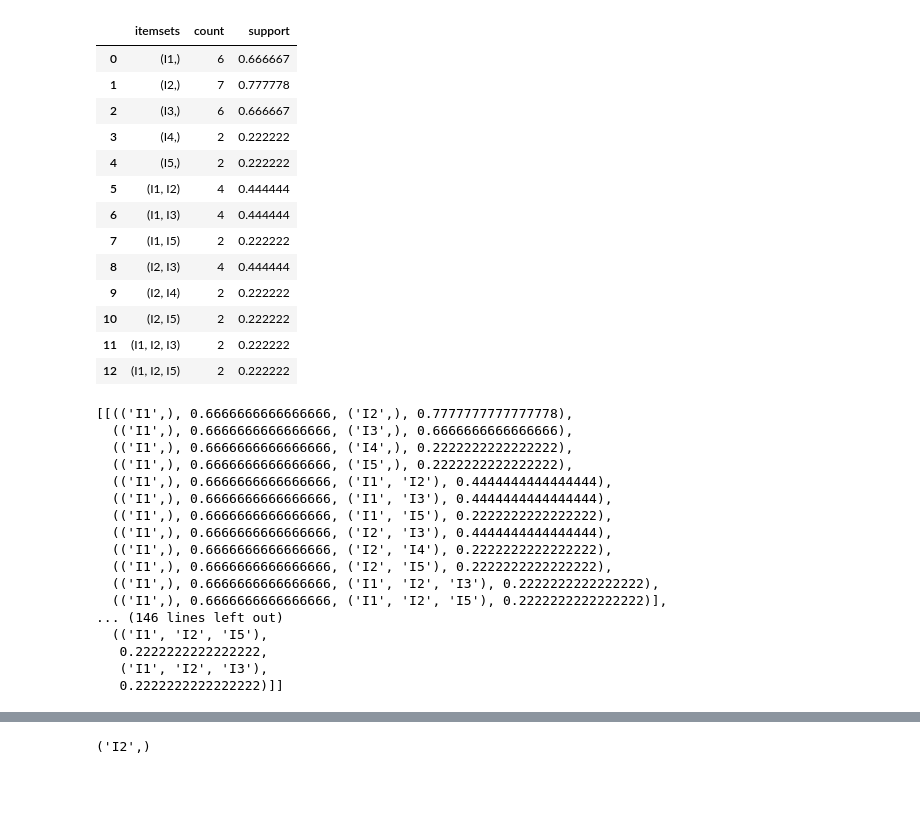
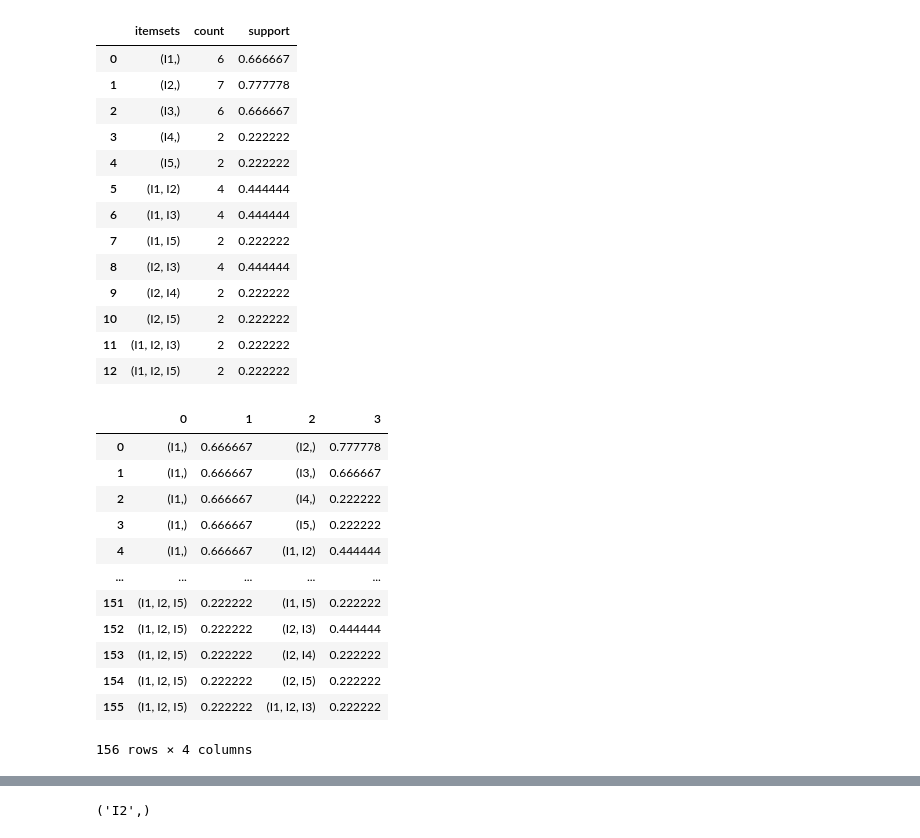
Before and after one commit to cicorias/njit-dm-scratch, a Jupyter notebook: nb/apriori-class.ipynb, the cells around one changed output, grey strips where cells are left out. Cells and saved outputs as stored; diff of their text form; code cells hidden in the pictures; blank space fills up the shorter version.

```diff
--- a/nb/apriori-class.ipynb
+++ b/nb/apriori-class.ipynb
@@ -203,12 +203,13 @@ output
 | 11 | (I1, I2, I3) | 2 | 0.222222 |
 | 12 | (I1, I2, I5) | 2 | 0.222222 |
 # %%
+#maybe make a data frame outbound..
 def generate_associations(data: pd.DataFrame, threshold = 0.10):
     rv = list()
     for r in data.iterrows():
         # current row ID
         idx = r[0]
-        item = output.iloc[idx]['itemsets']
+        item = data.iloc[idx]['itemsets']
         #print("at {0}  for {1}".format(idx, item))
         ##maybe make this a dict with key, support, and current itemset, associated itemsets
         all_other = [ k for k,v in data.iterrows() if k != idx]
@@ -216,12 +217,13 @@ def generate_associations(data: pd.DataFrame, threshold = 0.10):
         ##print(all_other) # all other itemsets current belongs to...
 
         ## THIS current item support.
-        support = output.iloc[idx]['support']
+        support = data.iloc[idx]['support']
 
         ###rv = [ y for y in all_other ]
         ###rv = [ (item, support, output.iloc[y]['itemsets'], output.iloc[y]['itemsets']['support']) for y in all_other ]
-        temp = [ (item, support, output.iloc[y]['itemsets'], output.iloc[y]['support']) for y in all_other ]
-        rv.append(temp)
+        temp = [ (item, support, data.iloc[y]['itemsets'], data.iloc[y]['support']) for y in all_other ]
+        #print("type: {0}".format(type(temp)))
+        rv.extend(temp)
 
 
 
@@ -229,25 +231,29 @@ def generate_associations(data: pd.DataFrame, threshold = 0.10):
 # %%
 #output[output['itemsets'] == ('I2',)]['support']
 
 
 nnn = generate_associations(output)
+#type(nnn[0][0][0])
 nnn
+
+
+# this may work, just need to remove rowss where the antecdent appears in the consequent
+pd.DataFrame(nnn)
+
 #output[output['itemsets'] == nnn[0]]['support']
+
+#len(nnn)
 # %% [output]
+|  | 0 | 1 | 2 | 3 |
+| 0 | (I1,) | 0.666667 | (I2,) | 0.777778 |
+| 1 | (I1,) | 0.666667 | (I3,) | 0.666667 |
+| 2 | (I1,) | 0.666667 | (I4,) | 0.222222 |
+| 3 | (I1,) | 0.666667 | (I5,) | 0.222222 |
+| 4 | (I1,) | 0.666667 | (I1, I2) | 0.444444 |
+| ... | ... | ... | ... | ... |
+| 151 | (I1, I2, I5) | 0.222222 | (I1, I5) | 0.222222 |
+| 152 | (I1, I2, I5) | 0.222222 | (I2, I3) | 0.444444 |
+| 153 | (I1, I2, I5) | 0.222222 | (I2, I4) | 0.222222 |
+| 154 | (I1, I2, I5) | 0.222222 | (I2, I5) | 0.222222 |
+| 155 | (I1, I2, I5) | 0.222222 | (I1, I2, I3) | 0.222222 |
-[[(('I1',), 0.6666666666666666, ('I2',), 0.7777777777777778),
-  (('I1',), 0.6666666666666666, ('I3',), 0.6666666666666666),
-  (('I1',), 0.6666666666666666, ('I4',), 0.2222222222222222),
-  (('I1',), 0.6666666666666666, ('I5',), 0.2222222222222222),
-  (('I1',), 0.6666666666666666, ('I1', 'I2'), 0.4444444444444444),
-  (('I1',), 0.6666666666666666, ('I1', 'I3'), 0.4444444444444444),
-  (('I1',), 0.6666666666666666, ('I1', 'I5'), 0.2222222222222222),
-  (('I1',), 0.6666666666666666, ('I2', 'I3'), 0.4444444444444444),
-  (('I1',), 0.6666666666666666, ('I2', 'I4'), 0.2222222222222222),
-  (('I1',), 0.6666666666666666, ('I2', 'I5'), 0.2222222222222222),
-  (('I1',), 0.6666666666666666, ('I1', 'I2', 'I3'), 0.2222222222222222),
-  (('I1',), 0.6666666666666666, ('I1', 'I2', 'I5'), 0.2222222222222222)],
-... (146 lines left out)
-  (('I1', 'I2', 'I5'),
-   0.2222222222222222,
-   ('I1', 'I2', 'I3'),
-   0.2222222222222222)]]
+156 rows × 4 columns
```
Also changed, not shown: parts of 2 cells of this notebook, 3 other files.
